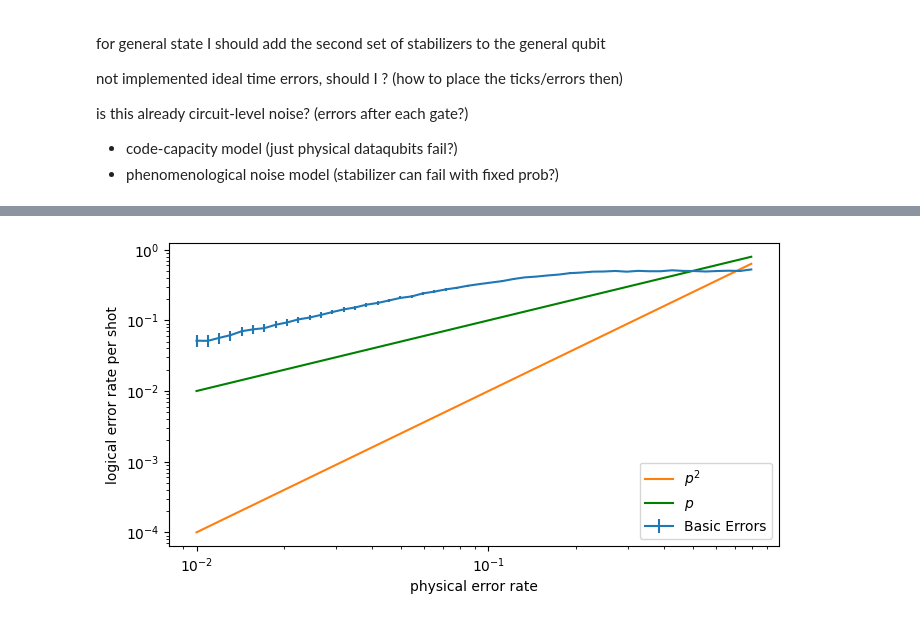
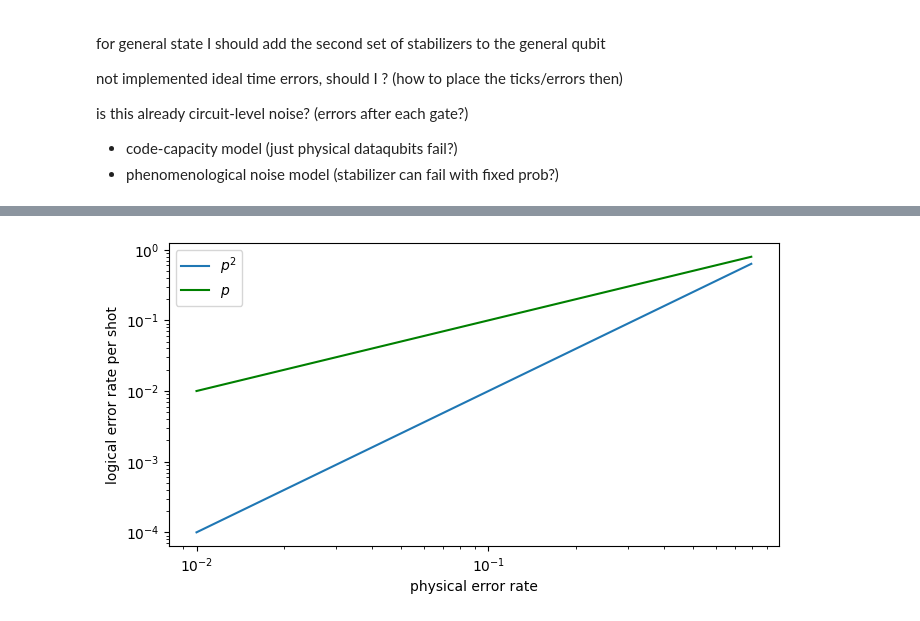
Before and after one commit to leonardlux/MasterArbeit, a Jupyter notebook: code/steane_type/stean_code.ipynb, the cells around one changed output, grey strips where cells are left out. Saved outputs shown, nothing was run; the diff lists cells and outputs as text; code cells hidden in the pictures.

```diff
--- a/code/steane_type/stean_code.ipynb
+++ b/code/steane_type/stean_code.ipynb
@@ -24,5 +38,5 @@ is this already circuit-level noise? (errors after each gate?)
 # %%
-# multiline coordinat string:
+# Function to generate the coords to have a layout string that resembles the usual surface 17 code
 def gen_layout_string(x_offset=0,y_offset=0):
     # min offset to have them next to another is 6 in each direction
     data_coords = [ (x,y) for y in [1,3,5] for x in [1,3,5] ]
@@ -38,12 +52,10 @@ def gen_layout_string(x_offset=0,y_offset=0):
         (4,4),
         (2,6),
     ]
-    data_coords = coords_add_offset(data_coords,x_offset,y_offset)
-    Z_qubits_coords = coords_add_offset(Z_qubits_coords,x_offset,y_offset)
-    X_qubits_coords = coords_add_offset(X_qubits_coords,x_offset,y_offset)
+    data_coords = coords_offset(data_coords,x_offset,y_offset)
+    Z_qubits_coords = coords_offset(Z_qubits_coords,x_offset,y_offset)
+    X_qubits_coords = coords_offset(X_qubits_coords,x_offset,y_offset)
     return data_coords, Z_qubits_coords, X_qubits_coords
 
-def coords_add_offset(coords, x_offset, y_offset,):
+def coords_offset(coords, x_offset, y_offset,):
     return [(coord[0]+x_offset, coord[1]+y_offset)for coord in coords]
-
-print(gen_layout_string(x_offset=6))
@@ -491,7 +558,7 @@ print(num_logical_errors/num_shots)
 num_shots = 100_000
 noise_set = np.logspace(-2,-0.1)
 #for circuit in [gen_steane_circuit(1)]:
-if 1:
+if 0:
     steane_circuit = construct_steane_circuit()
     reversed_steane_circuit = construct_steane_circuit(reverse_order=True)
     circuits = [steane_circuit, reversed_steane_circuit]
@@ -534,28 +603,27 @@ plt.show()
 # %%
 num_shots = 10_000
 noise_set = np.logspace(-2,-0.1)
 #for circuit in [gen_steane_circuit(1)]:
 cm = 1/2.54  # centimeters in inches
 plt.subplots(figsize=(20*cm, 10*cm))
-if 1:
+if 0:
     xs = []
     ys = []
     for noise in noise_set:
         circuit = construct_steane_circuit(
-            reverse_order=True,
             basic_errors=True,
             noise=noise,
             )
         num_errors_sampled = count_logical_errors(circuit, num_shots)
         xs.append(noise)
         ys.append(num_errors_sampled / num_shots)
     plt.errorbar(xs,ys,yerr=num_shots**(-1/2),label="Basic Errors")
 plt.loglog()
 plt.plot(noise_set,noise_set**2,label="$p^2$")
 plt.plot(noise_set,noise_set,label="$p$",c="green")
 plt.xlabel("physical error rate")
 plt.ylabel("logical error rate per shot")
 plt.legend()
 plt.show()
 # %% [output]
-[figure, old version]
+[figure, new version]
```
Also changed, not shown: parts of 16 cells of this notebook.
